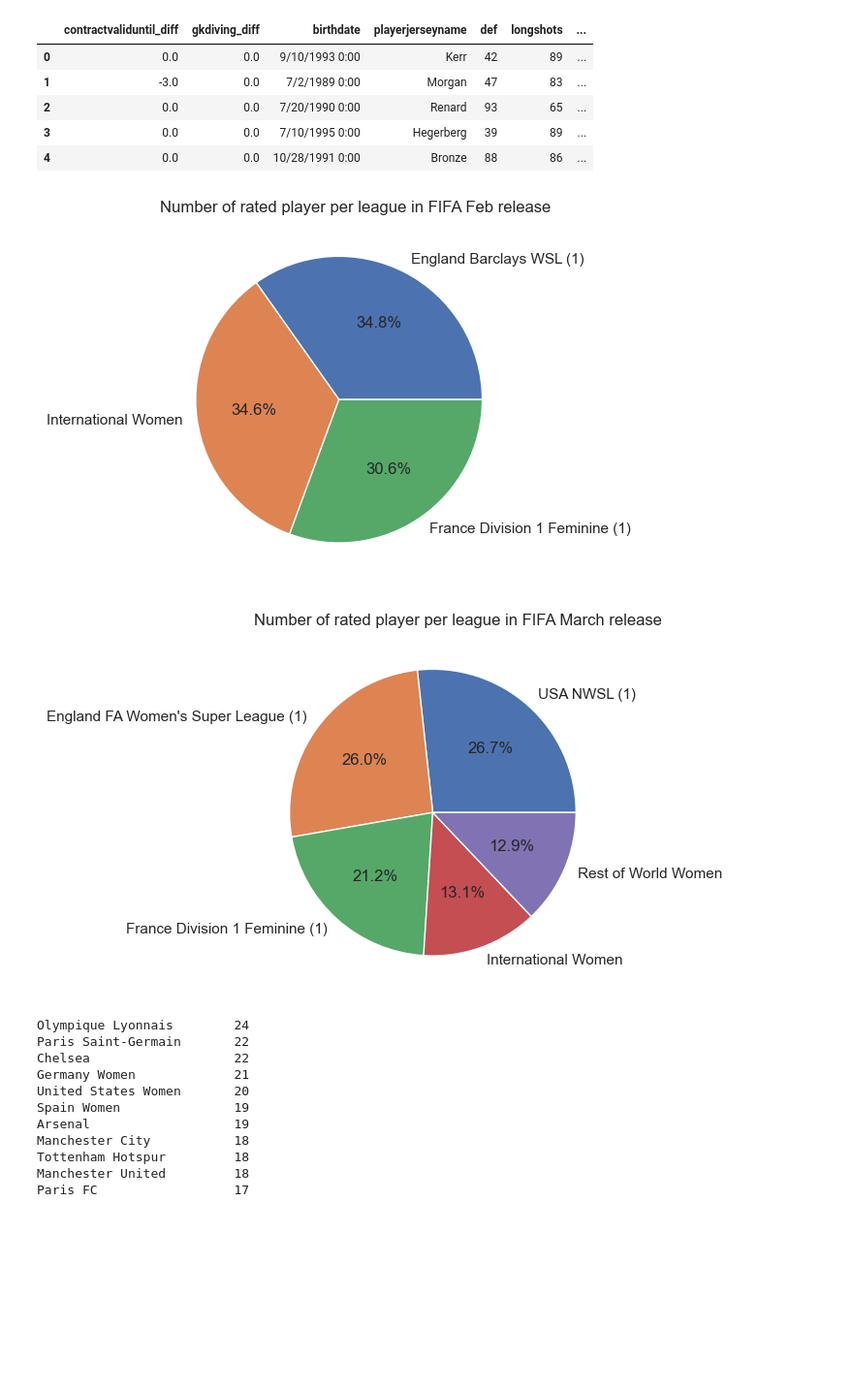
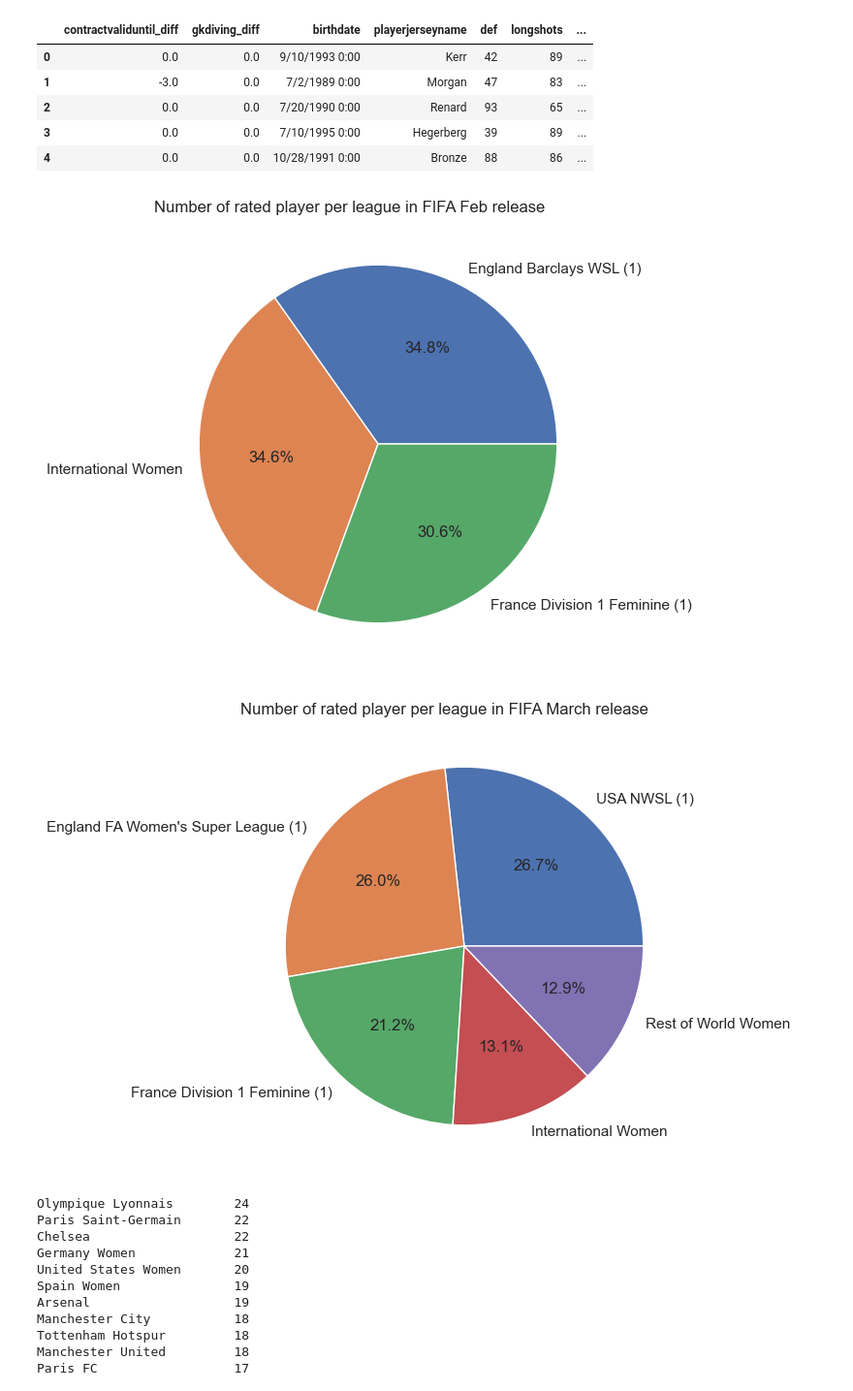
Before and after one commit to athornton2012/wc2023-delphi, a Jupyter notebook: EDA/FIFA_rating_distribution.ipynb, the cells around one changed output. Shown at 97% size. Cells and saved outputs as stored; diff of their text form; code cells hidden in the pictures; blank space fills up the shorter version.

```diff
--- a/EDA/FIFA_rating_distribution.ipynb
+++ b/EDA/FIFA_rating_distribution.ipynb
@@ -30,23 +30,23 @@ rating23_2.head()
 | 3 | 0.0 | 0.0 | 7/10/1995 0:00 | Hegerberg | 39 | 89 | ... |
 | 4 | 0.0 | 0.0 | 10/28/1991 0:00 | Bronze | 88 | 86 | ... |
 # %%
-fig, ax = plt.subplots()
+fig, ax = plt.subplots(figsize = (8,6))
 ax.pie(league_1.values, labels=league_1.index, autopct='%1.1f%%')
 ax.set_title('Number of rated player per league in FIFA Feb release',
              loc ='left')
-plt.savefig('../imgs/FIFA_23/leagues_Feb.png',bbox_inches='tight')
+plt.savefig('../imgs/FIFA_23/leagues_Feb.pdf',bbox_inches='tight')
 # %% [output]
-[figure, old version]
+[figure, new version]
 # %%
 league_2 = rating23_2.leaguename.value_counts()
 # %%
-fig, ax = plt.subplots()
+fig, ax = plt.subplots(figsize = (8,6))
 ax.pie(league_2.values, labels=league_2.index, autopct='%1.1f%%')
 ax.set_title('Number of rated player per league in FIFA March release',
              loc ='left')
-plt.savefig('../imgs/FIFA_23/leagues_Mar.png',bbox_inches='tight')
+plt.savefig('../imgs/FIFA_23/leagues_Mar.pdf',bbox_inches='tight')
 # %% [output]
-[figure, old version]
+[figure, new version]
 # %%
 team_1 = rating23.teamname.value_counts()
 # %%
```
Also changed, not shown: 2 other files.
